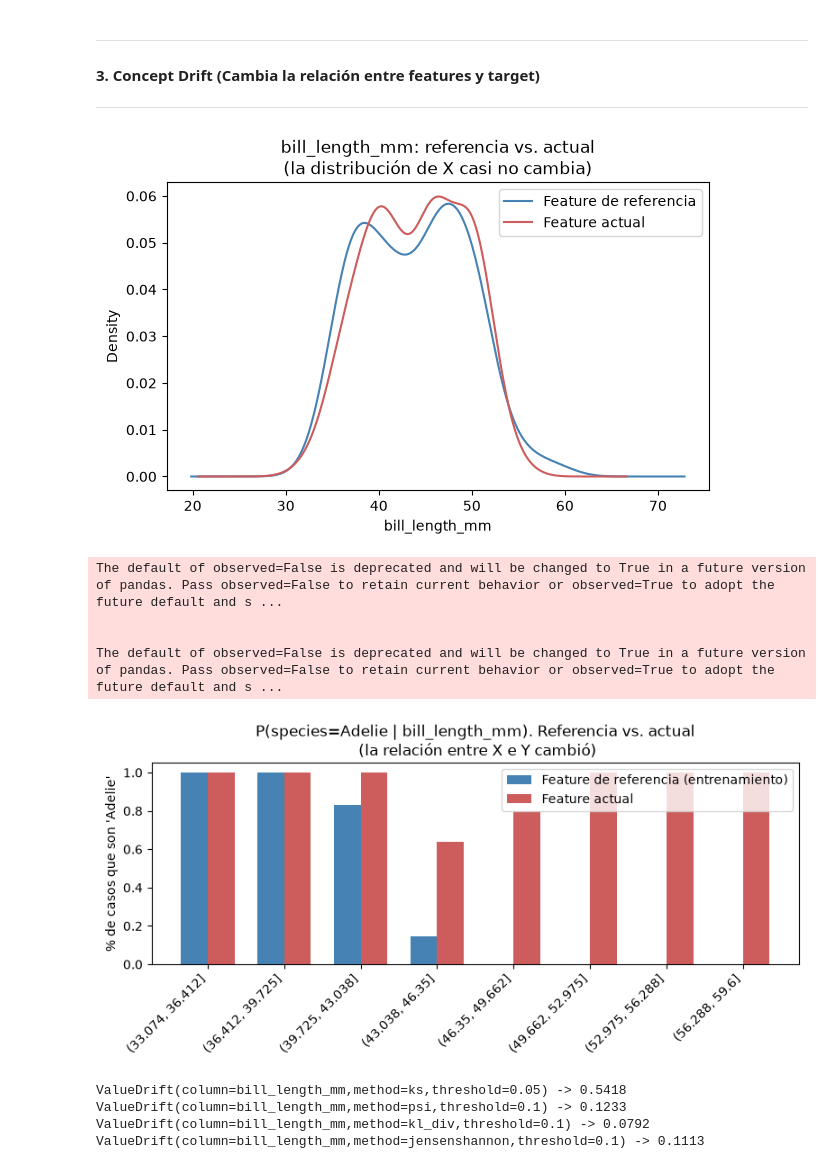
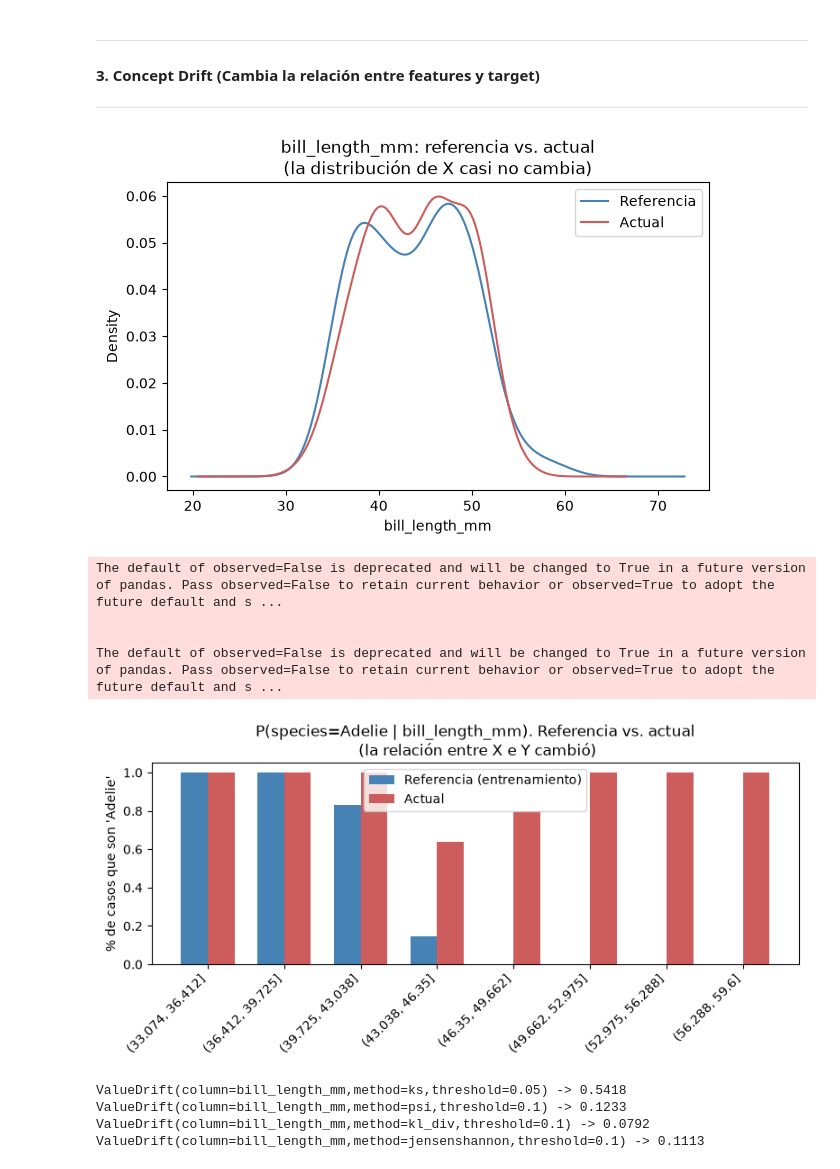
Before and after one commit to FIUBA-Posgrado-Inteligencia-Artificial/CEIA_Analisis_de_datos_II, a Jupyter notebook: notebooks/clase_03_deteccion_drift.ipynb, the cells around one changed output. Saved outputs shown, nothing was run; the diff lists cells and outputs as text; code cells hidden in the pictures.

```diff
--- a/notebooks/clase_03_deteccion_drift.ipynb
+++ b/notebooks/clase_03_deteccion_drift.ipynb
@@ -172,42 +172,42 @@ concept_drift.loc[concept_drift["bill_length_mm"] > concept_drift["bill_length_m
 
 
 fig, ax = plt.subplots(figsize=(7, 4))
-reference["bill_length_mm"].plot(kind="kde", label="Feature de referencia", ax=ax, color="steelblue")
-concept_drift["bill_length_mm"].plot(kind="kde", label="Feature actual", ax=ax, color="indianred")
+reference["bill_length_mm"].plot(kind="kde", label="Referencia", ax=ax, color="steelblue")
+concept_drift["bill_length_mm"].plot(kind="kde", label="Actual", ax=ax, color="indianred")
 ax.set_title("bill_length_mm: referencia vs. actual\n(la distribución de X casi no cambia)")
 ax.set_xlabel("bill_length_mm")
 ax.legend()
 plt.show()
 
 def proporcion_adelie_por_bin(df, bins=8):
     df = df.copy()
     df["bin"] = pd.cut(df["bill_length_mm"], bins=bins)
     return df.groupby("bin")["species"].apply(lambda s: (s == "Adelie").mean())
 
 prop_ref = proporcion_adelie_por_bin(reference)
 prop_concept = proporcion_adelie_por_bin(concept_drift)
 
 fig, ax = plt.subplots(figsize=(8, 4))
 x = np.arange(len(prop_ref))
 ancho = 0.35
 
-ax.bar(x - ancho/2, prop_ref.values, ancho, label="Feature de referencia (entrenamiento)", color="steelblue")
-ax.bar(x + ancho/2, prop_concept.values, ancho, label="Feature actual", color="indianred")
+ax.bar(x - ancho/2, prop_ref.values, ancho, label="Referencia (entrenamiento)", color="steelblue")
+ax.bar(x + ancho/2, prop_concept.values, ancho, label="Actual", color="indianred")
 
 ax.set_xticks(x)
 ax.set_xticklabels([str(i) for i in prop_ref.index], rotation=45, ha="right")
 ax.set_ylabel("% de casos que son 'Adelie'")
 ax.set_title("P(species=Adelie | bill_length_mm). Referencia vs. actual\n (la relación entre X e Y cambió)")
 ax.legend()
 plt.tight_layout()
 plt.show()
 # %% [output]
-[figure, old version]
+[figure, new version]
 The default of observed=False is deprecated and will be changed to True in a future version of pandas. Pass observed=False to retain current behavior or observed=True to adopt the future default and s ...
 
 
 The default of observed=False is deprecated and will be changed to True in a future version of pandas. Pass observed=False to retain current behavior or observed=True to adopt the future default and s ...
-[figure, old version]
+[figure, new version]
 # %%
 # Defino el dataset de Evidently
 concept_dataset = Dataset.from_pandas(concept_drift, data_definition=DataDefinition())
```
Also changed, not shown: 2 other files.
